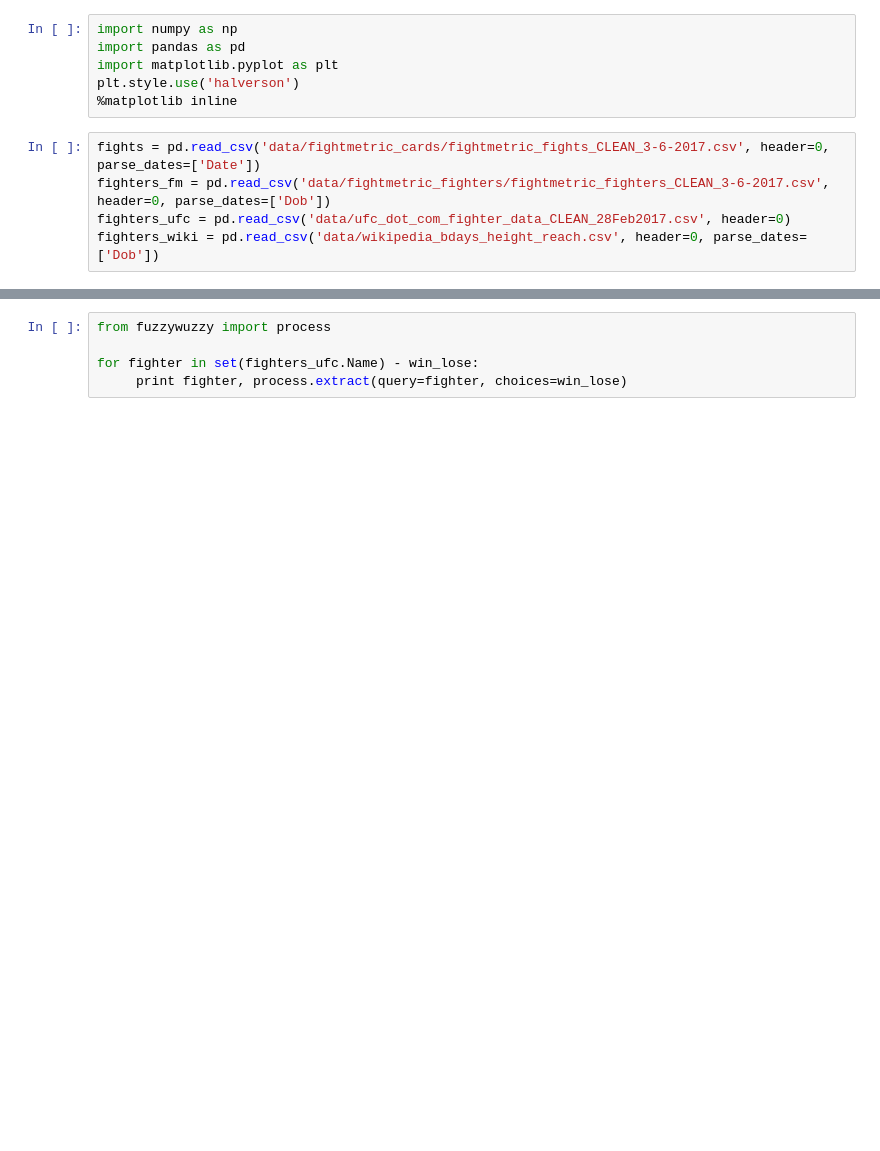
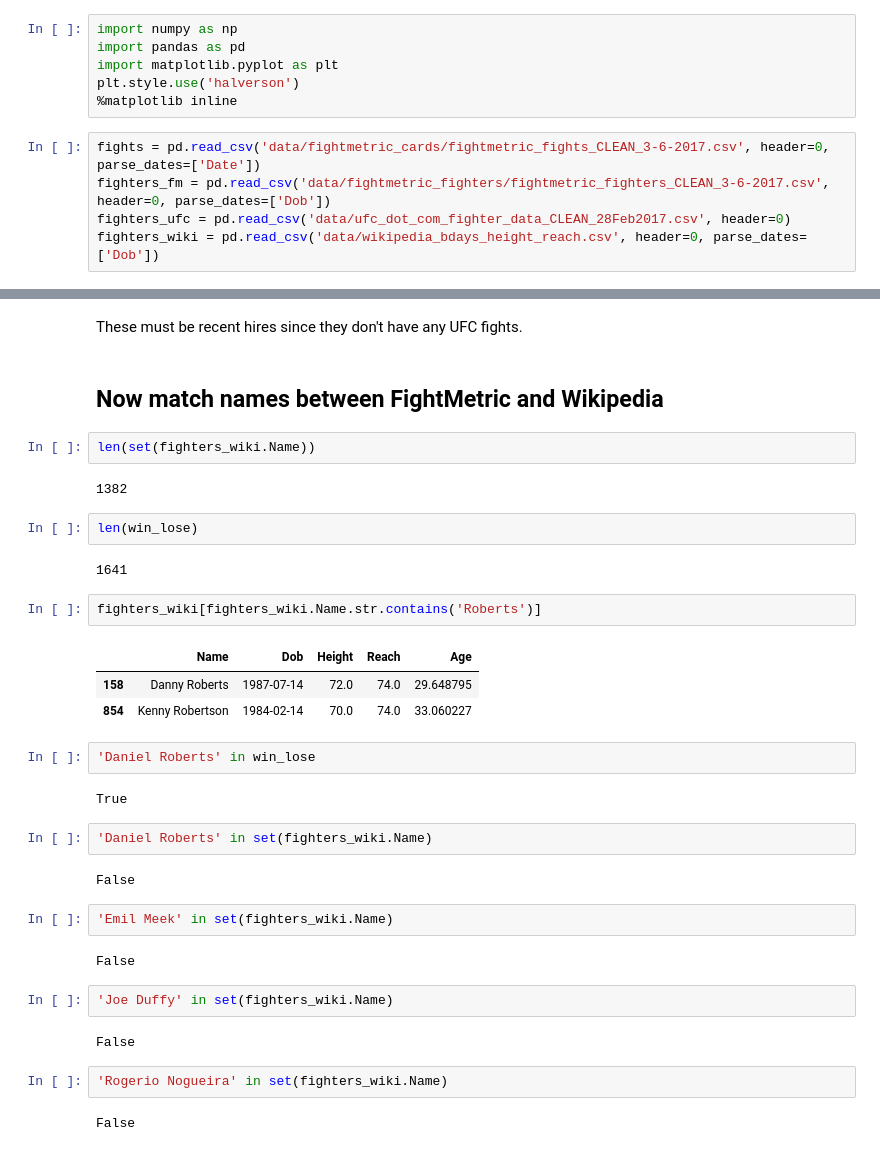
Before and after one commit to jhalverson/data_science, a Jupyter notebook: misc/mma_analytics/conform_and_clean_three_sources.ipynb, the cells around one changed output, grey strips where cells are left out. Cells and saved outputs as stored; diff of their text form; blank space fills up the shorter version.

```diff
--- a/misc/mma_analytics/conform_and_clean_three_sources.ipynb
+++ b/misc/mma_analytics/conform_and_clean_three_sources.ipynb
@@ -86,5 +204,38 @@ set(fighters_ufc.Name) - win_lose
-# %%
-from fuzzywuzzy import process
-
-for fighter in set(fighters_ufc.Name) - win_lose:
-     print fighter, process.extract(query=fighter, choices=win_lose)
+# %% [markdown]
+These must be recent hires since they don't have any UFC fights.
+# %% [markdown]
+## Now match names between FightMetric and Wikipedia
+# %%
+len(set(fighters_wiki.Name))
+# %% [output]
+1382
+# %%
+len(win_lose)
+# %% [output]
+1641
+# %%
+fighters_wiki[fighters_wiki.Name.str.contains('Roberts')]
+# %% [output]
+|  | Name | Dob | Height | Reach | Age |
+| 158 | Danny Roberts | 1987-07-14 | 72.0 | 74.0 | 29.648795 |
+| 854 | Kenny Robertson | 1984-02-14 | 70.0 | 74.0 | 33.060227 |
+# %%
+'Daniel Roberts' in win_lose
+# %% [output]
+True
+# %%
+'Daniel Roberts' in set(fighters_wiki.Name)
+# %% [output]
+False
+# %%
+'Emil Meek' in set(fighters_wiki.Name)
+# %% [output]
+False
+# %%
+'Joe Duffy' in set(fighters_wiki.Name)
+# %% [output]
+False
+# %%
+'Rogerio Nogueira' in set(fighters_wiki.Name)
+# %% [output]
+False
```
Also changed, not shown: parts of 31 cells of this notebook, 1 other file.
